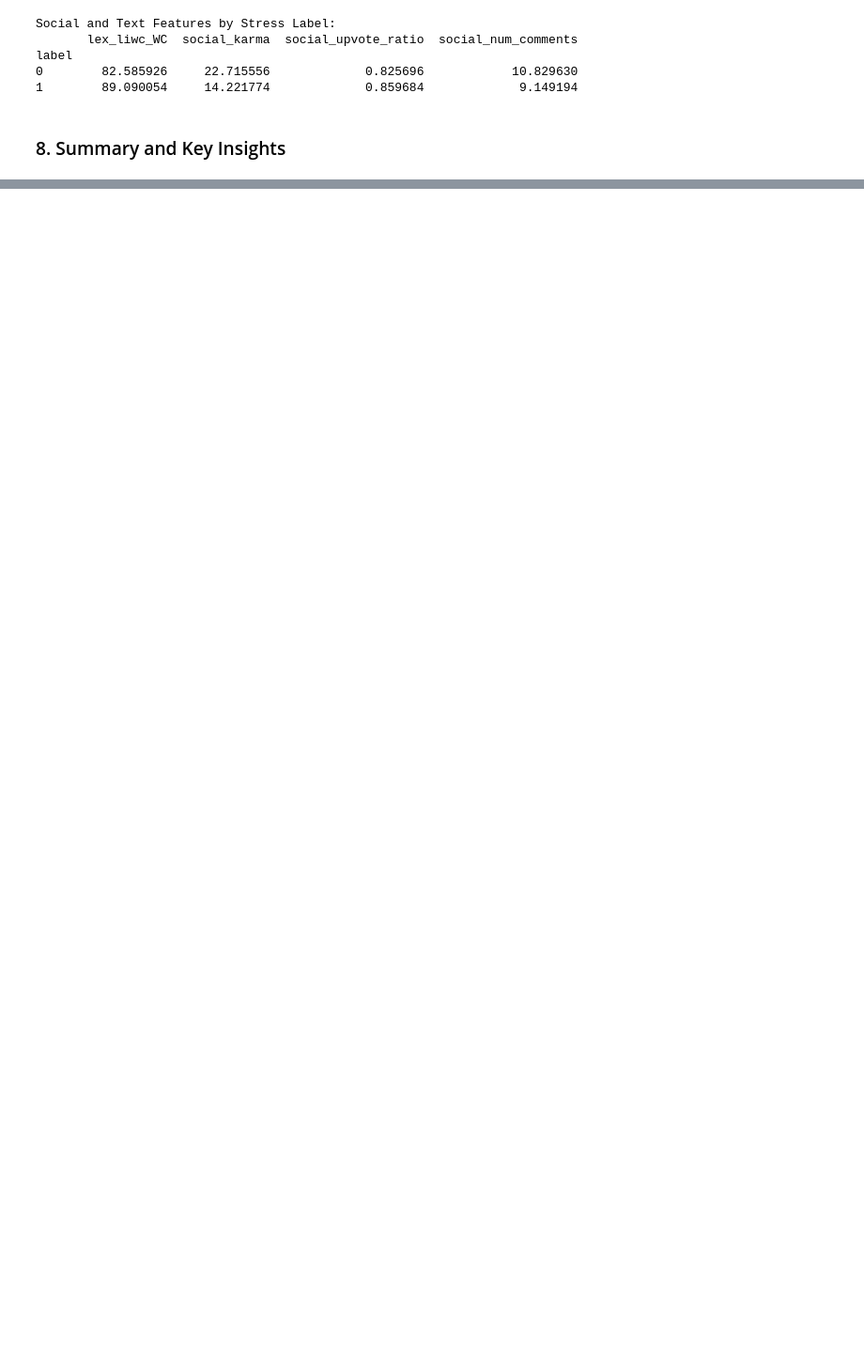
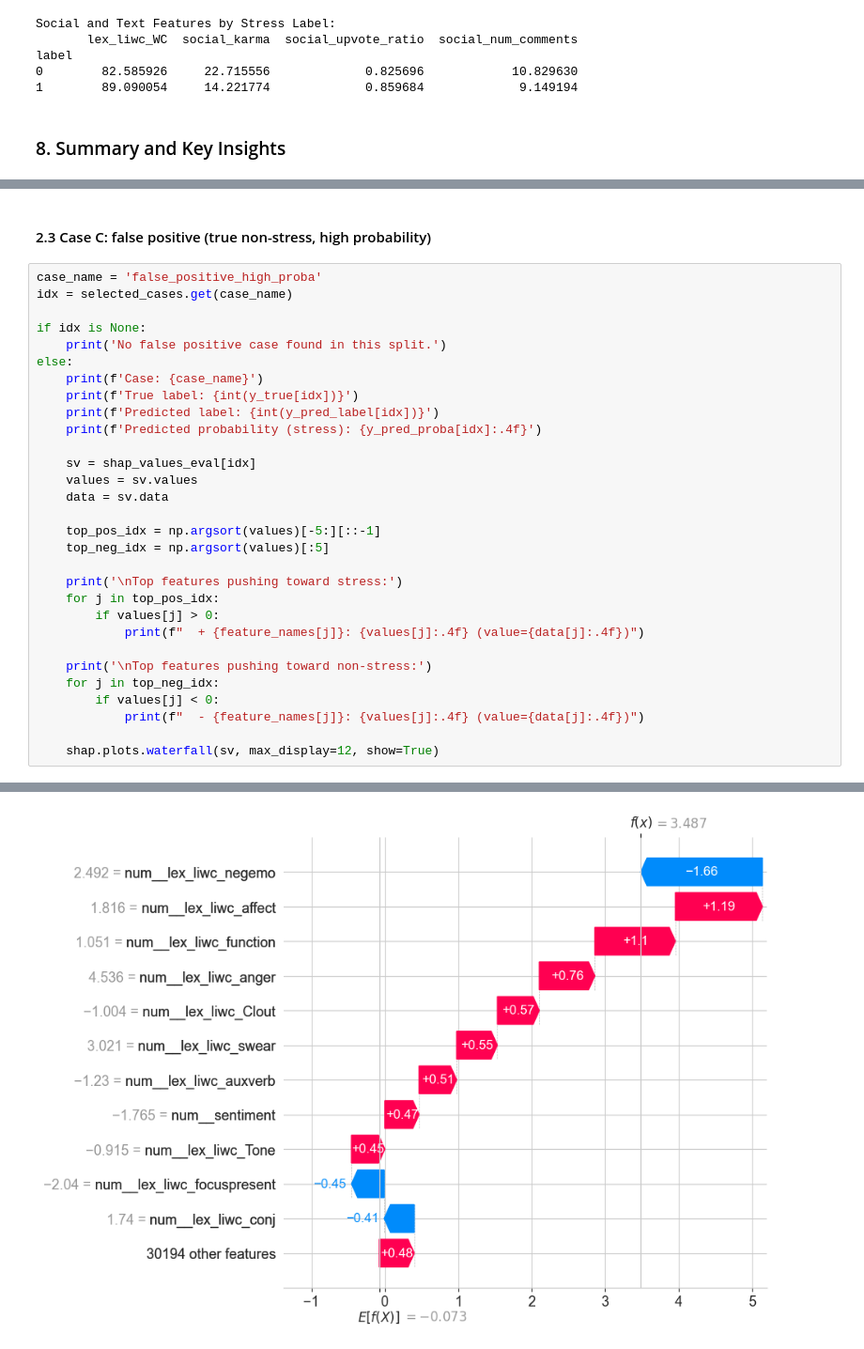
Before and after one commit to Zeeeeq/DSA4262, a Jupyter notebook: Assignment 2/dreaddit.ipynb, the cells around one changed output, grey strips where cells are left out. Shown at 94% size. Cells and saved outputs as stored; diff of their text form; blank space fills up the shorter version.

```diff
--- a/Assignment 2/dreaddit.ipynb
+++ b/Assignment 2/dreaddit.ipynb
@@ -644,0 +1245,33 @@ KEY INSIGHTS FROM EXPLORATORY ANALYSIS
+# %% [markdown]
+#### 2.3 Case C: false positive (true non-stress, high probability)
+# %%
+case_name = 'false_positive_high_proba'
+idx = selected_cases.get(case_name)
+
+if idx is None:
+    print('No false positive case found in this split.')
+else:
+    print(f'Case: {case_name}')
+    print(f'True label: {int(y_true[idx])}')
+    print(f'Predicted label: {int(y_pred_label[idx])}')
+    print(f'Predicted probability (stress): {y_pred_proba[idx]:.4f}')
+
+    sv = shap_values_eval[idx]
+    values = sv.values
+    data = sv.data
+
+    top_pos_idx = np.argsort(values)[-5:][::-1]
+    top_neg_idx = np.argsort(values)[:5]
+
+    print('\nTop features pushing toward stress:')
+    for j in top_pos_idx:
+        if values[j] > 0:
+            print(f"  + {feature_names[j]}: {values[j]:.4f} (value={data[j]:.4f})")
+
+    print('\nTop features pushing toward non-stress:')
+    for j in top_neg_idx:
+        if values[j] < 0:
+            print(f"  - {feature_names[j]}: {values[j]:.4f} (value={data[j]:.4f})")
+
+    shap.plots.waterfall(sv, max_display=12, show=True)
+# %% [output]
@@ -644,0 +1296 @@ KEY INSIGHTS FROM EXPLORATORY ANALYSIS
+[figure, added]
```
Also changed, not shown: parts of 38 cells of this notebook, 1 other file.
